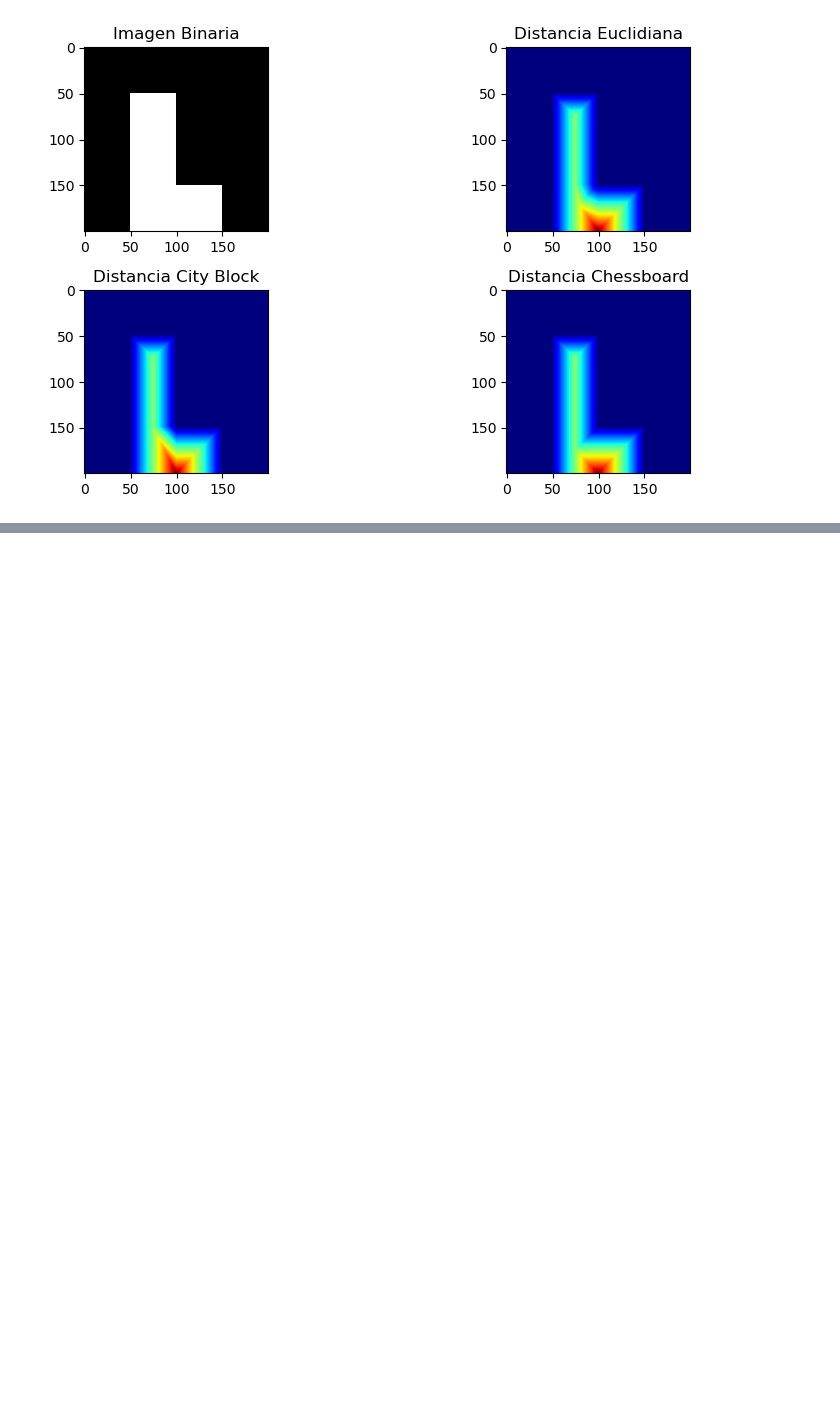
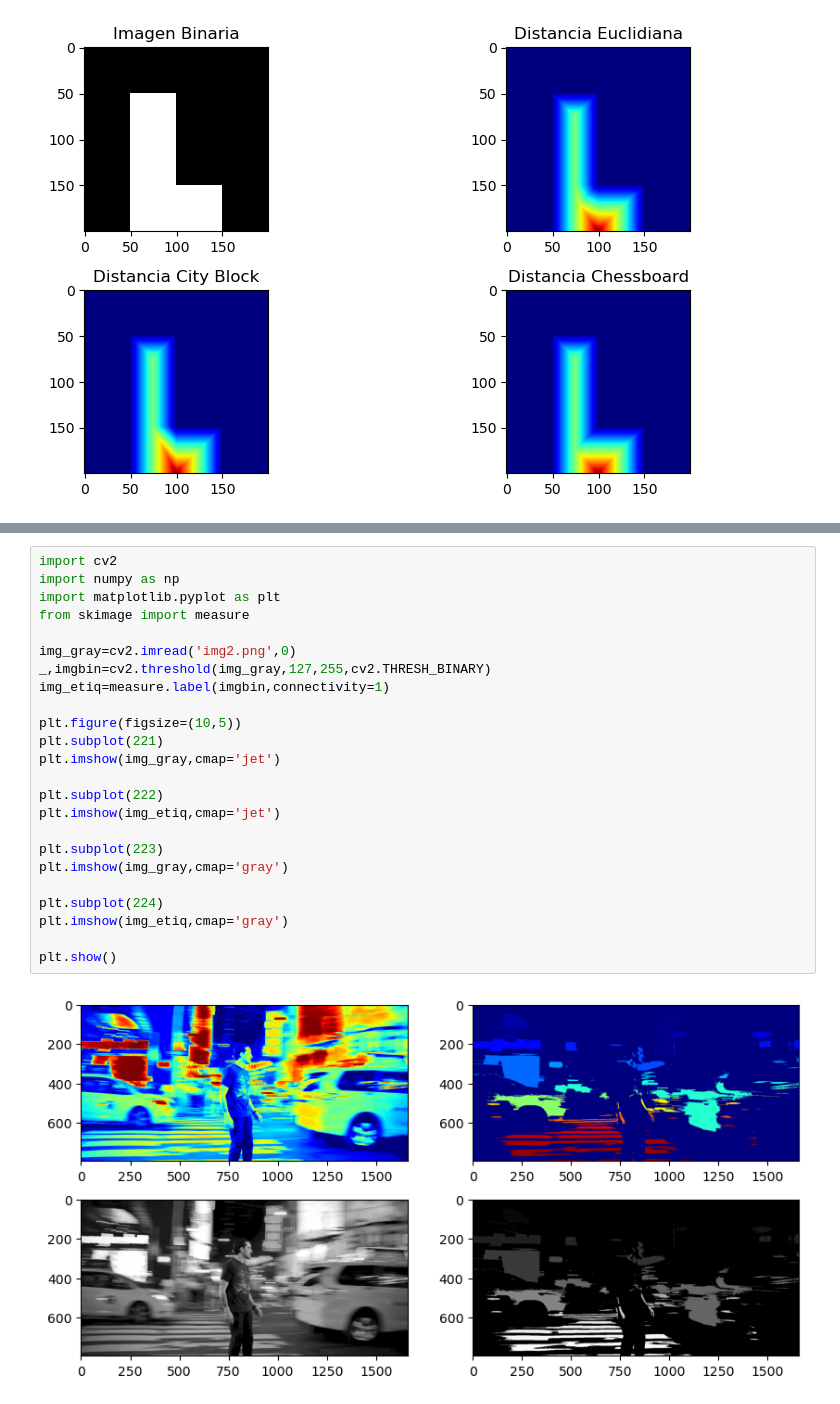
Before and after one commit to IblingGabrielValle-27/PDI---GABRIEL-VALLE, a Jupyter notebook: TEMA 3/bordes.ipynb, the cells around one changed output, grey strips where cells are left out. Saved outputs shown, nothing was run; the diff lists cells and outputs as text; blank space fills up the shorter version.

```diff
--- a/TEMA 3/bordes.ipynb
+++ b/TEMA 3/bordes.ipynb
@@ -318,0 +354,26 @@ plt.show()
+# %%
+import cv2
+import numpy as np
+import matplotlib.pyplot as plt
+from skimage import measure
+
+img_gray=cv2.imread('img2.png',0)
+_,imgbin=cv2.threshold(img_gray,127,255,cv2.THRESH_BINARY)
+img_etiq=measure.label(imgbin,connectivity=1)
+
+plt.figure(figsize=(10,5))
+plt.subplot(221)
+plt.imshow(img_gray,cmap='jet')
+
+plt.subplot(222)
+plt.imshow(img_etiq,cmap='jet')
+
+plt.subplot(223)
+plt.imshow(img_gray,cmap='gray')
+
+plt.subplot(224)
+plt.imshow(img_etiq,cmap='gray')
+
+plt.show()
+# %% [output]
+[figure, added]
```
Also changed, not shown: parts of 5 cells of this notebook, 8 other files.
